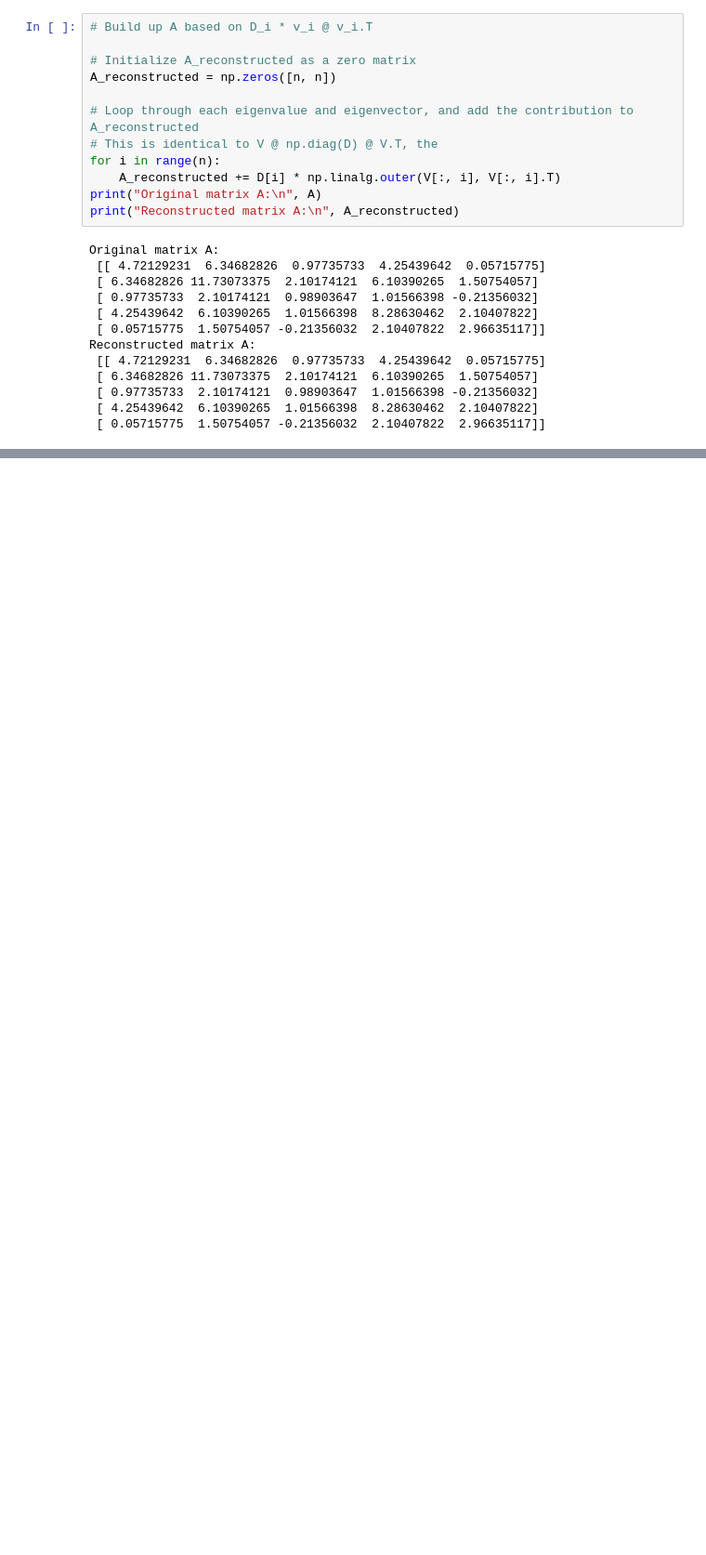
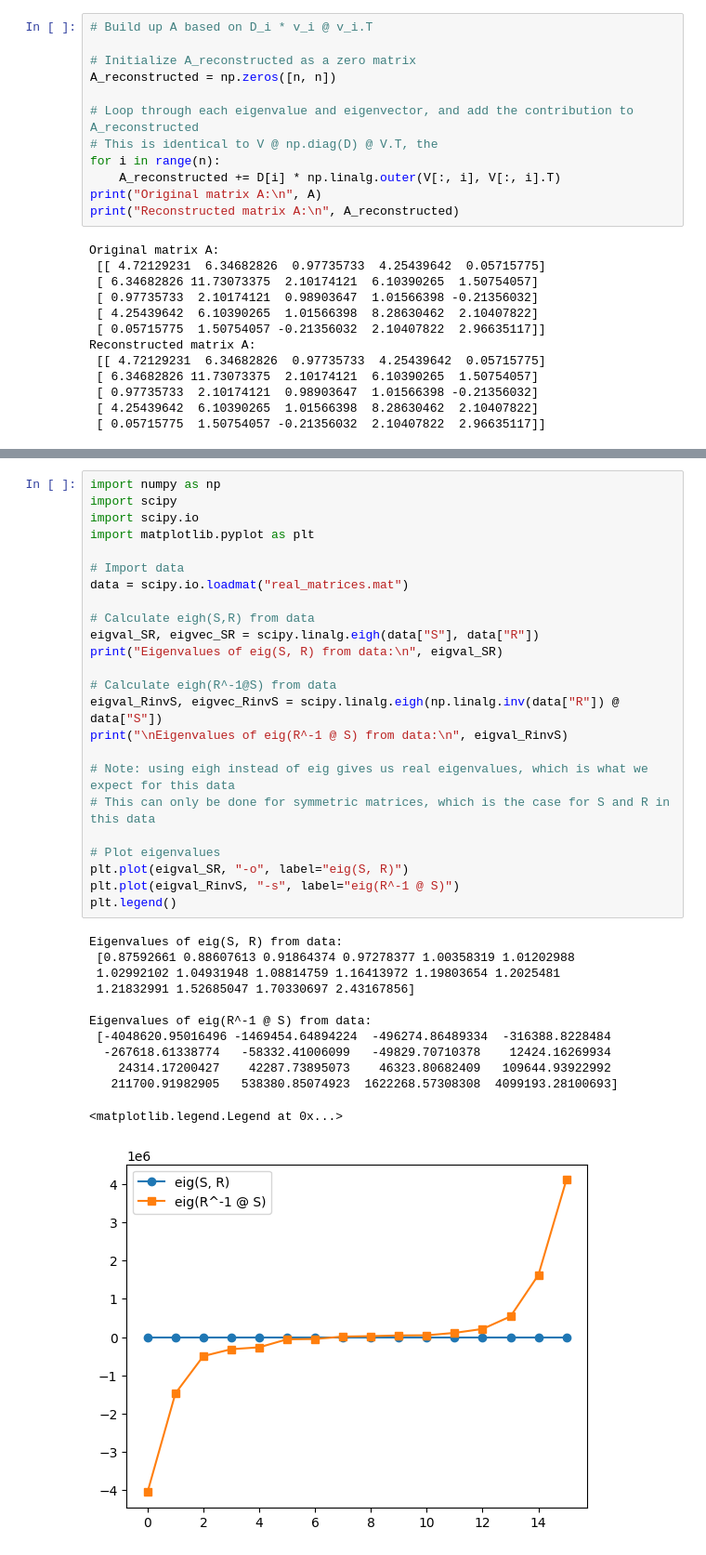
Before and after one commit to dyljcarter/linear-algebra-course, a Jupyter notebook: eig/DC_eig_code_challenges.ipynb, the cells around one changed output, grey strips where cells are left out. Shown at 93% size. Drawn from its saved outputs; the diff is of its cells as text; blank space fills up the shorter version.

```diff
--- a/eig/DC_eig_code_challenges.ipynb
+++ b/eig/DC_eig_code_challenges.ipynb
@@ -266,0 +396,37 @@ print(np.prod(D))
+# %%
+import numpy as np
+import scipy
+import scipy.io
+import matplotlib.pyplot as plt
+
+# Import data
+data = scipy.io.loadmat("real_matrices.mat")
+
+# Calculate eigh(S,R) from data
+eigval_SR, eigvec_SR = scipy.linalg.eigh(data["S"], data["R"])
+print("Eigenvalues of eig(S, R) from data:\n", eigval_SR)
+
+# Calculate eigh(R^-1@S) from data
+eigval_RinvS, eigvec_RinvS = scipy.linalg.eigh(np.linalg.inv(data["R"]) @ data["S"])
+print("\nEigenvalues of eig(R^-1 @ S) from data:\n", eigval_RinvS)
+
+# Note: using eigh instead of eig gives us real eigenvalues, which is what we expect for this data
+# This can only be done for symmetric matrices, which is the case for S and R in this data
+
+# Plot eigenvalues
+plt.plot(eigval_SR, "-o", label="eig(S, R)")
+plt.plot(eigval_RinvS, "-s", label="eig(R^-1 @ S)")
+plt.legend()
+# %% [output]
+Eigenvalues of eig(S, R) from data:
+ [0.87592661 0.88607613 0.91864374 0.97278377 1.00358319 1.01202988
+ 1.02992102 1.04931948 1.08814759 1.16413972 1.19803654 1.2025481
+ 1.21832991 1.52685047 1.70330697 2.43167856]
+
+Eigenvalues of eig(R^-1 @ S) from data:
+ [-4048620.95016496 -1469454.64894224  -496274.86489334  -316388.8228484
+  -267618.61338774   -58332.41006099   -49829.70710378    12424.16269934
+    24314.17200427    42287.73895073    46323.80682409   109644.93922992
+   211700.91982905   538380.85074923  1622268.57308308  4099193.28100693]
+<matplotlib.legend.Legend at 0x...>
+[figure, added]
```
Also changed, not shown: parts of 4 cells of this notebook, 1 other file.
